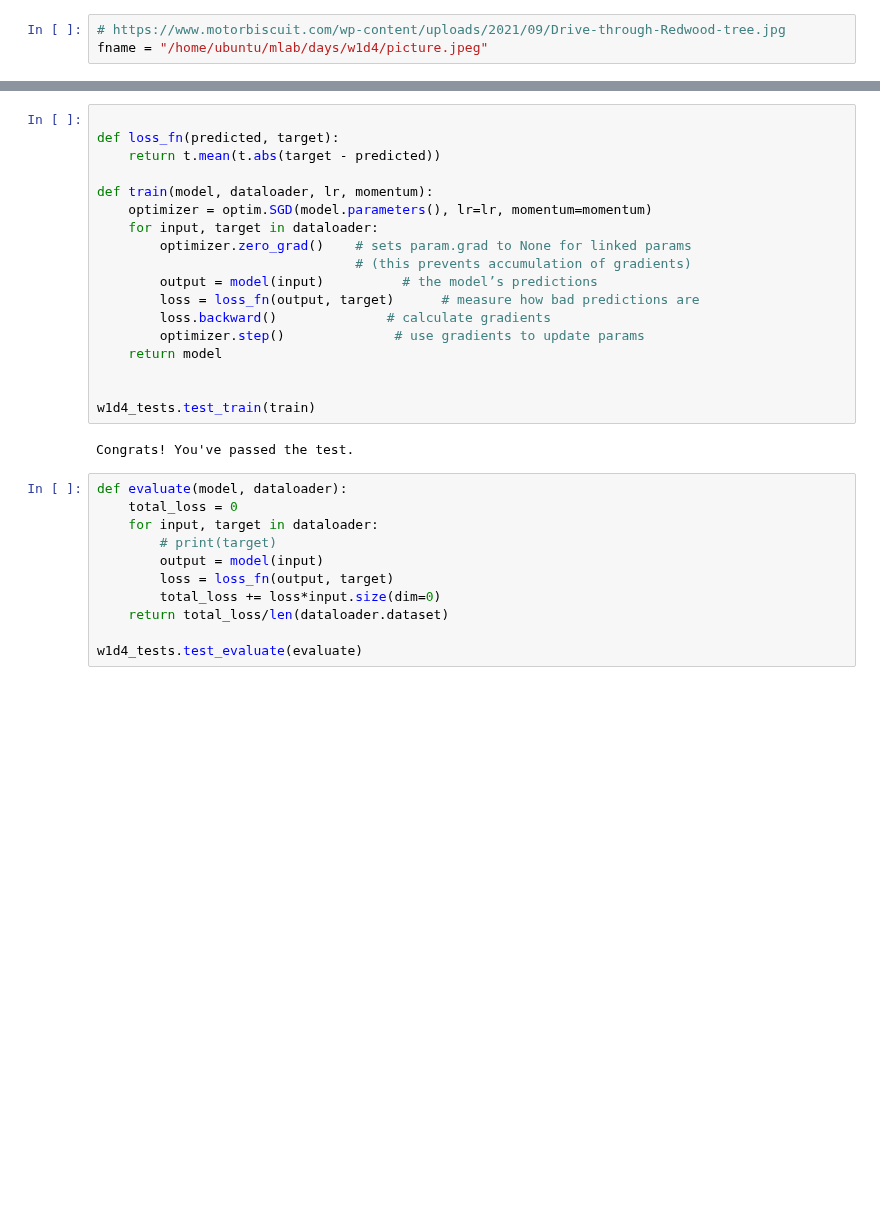
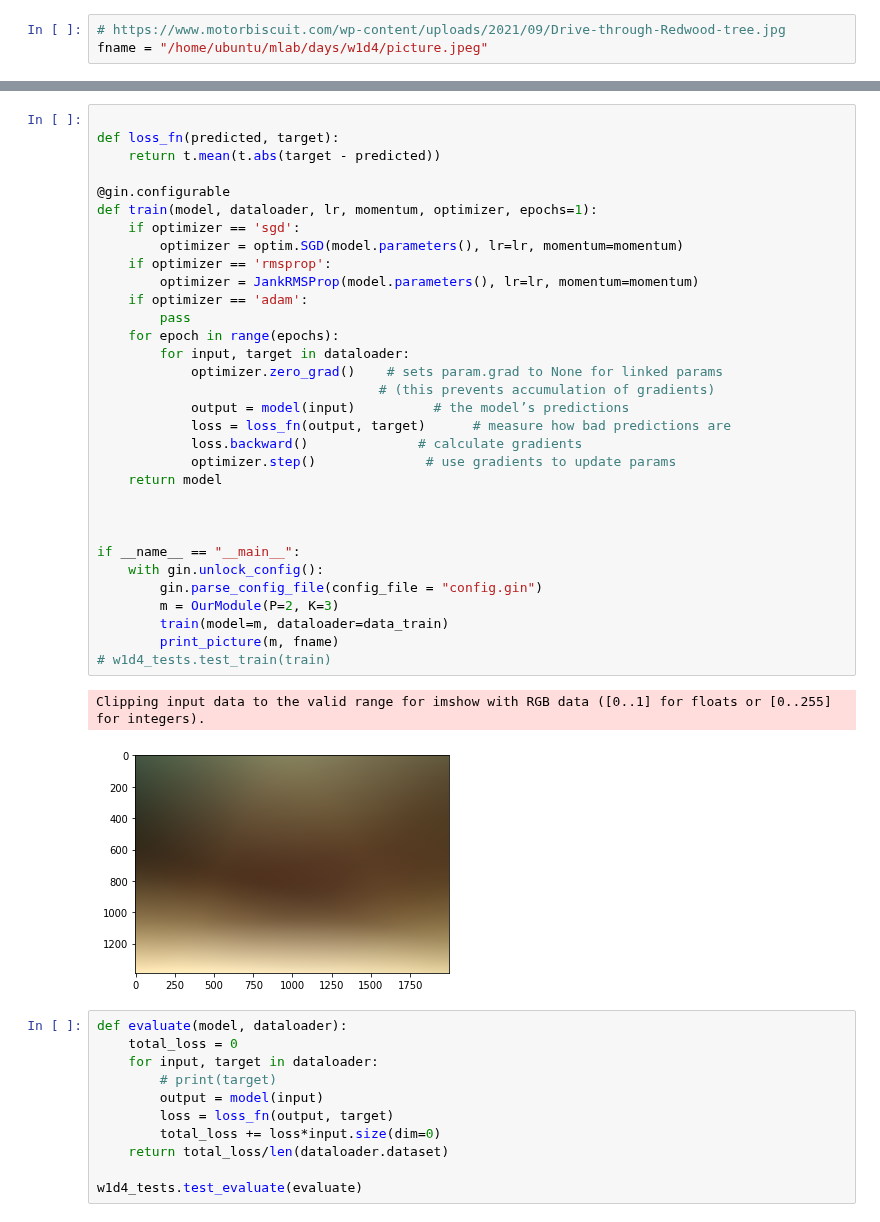
Before and after one commit to redwoodresearch/mlab, a Jupyter notebook: days/w1d4/w1d4_template.ipynb, the cells around one changed output, grey strips where cells are left out. Cells and saved outputs as stored; diff of their text form; blank space fills up the shorter version.

```diff
--- a/days/w1d4/w1d4_template.ipynb
+++ b/days/w1d4/w1d4_template.ipynb
@@ -43,23 +45,38 @@ Congrats! You've passed the test.
 # %%
 
 def loss_fn(predicted, target):
     return t.mean(t.abs(target - predicted))
 
-def train(model, dataloader, lr, momentum):
-    optimizer = optim.SGD(model.parameters(), lr=lr, momentum=momentum)
-    for input, target in dataloader:
-        optimizer.zero_grad()    # sets param.grad to None for linked params
-                                 # (this prevents accumulation of gradients)
-        output = model(input)          # the model’s predictions
-        loss = loss_fn(output, target)      # measure how bad predictions are
-        loss.backward()              # calculate gradients
-        optimizer.step()              # use gradients to update params
+@gin.configurable
+def train(model, dataloader, lr, momentum, optimizer, epochs=1):
+    if optimizer == 'sgd':
+        optimizer = optim.SGD(model.parameters(), lr=lr, momentum=momentum)
+    if optimizer == 'rmsprop':
+        optimizer = JankRMSProp(model.parameters(), lr=lr, momentum=momentum)
+    if optimizer == 'adam':
+        pass
+    for epoch in range(epochs):
+        for input, target in dataloader:
+            optimizer.zero_grad()    # sets param.grad to None for linked params
+                                    # (this prevents accumulation of gradients)
+            output = model(input)          # the model’s predictions
+            loss = loss_fn(output, target)      # measure how bad predictions are
+            loss.backward()              # calculate gradients
+            optimizer.step()              # use gradients to update params
     return model
 
 
-w1d4_tests.test_train(train)
+
+if __name__ == "__main__":
+    with gin.unlock_config():
+        gin.parse_config_file(config_file = "config.gin")
+        m = OurModule(P=2, K=3)
+        train(model=m, dataloader=data_train)
+        print_picture(m, fname)
+# w1d4_tests.test_train(train)
 # %% [output]
-Congrats! You've passed the test.
+Clipping input data to the valid range for imshow with RGB data ([0..1] for floats or [0..255] for integers).
+[figure, added]
 # %%
 def evaluate(model, dataloader):
     total_loss = 0
```
Also changed, not shown: parts of 12 cells of this notebook, 7 other files.
